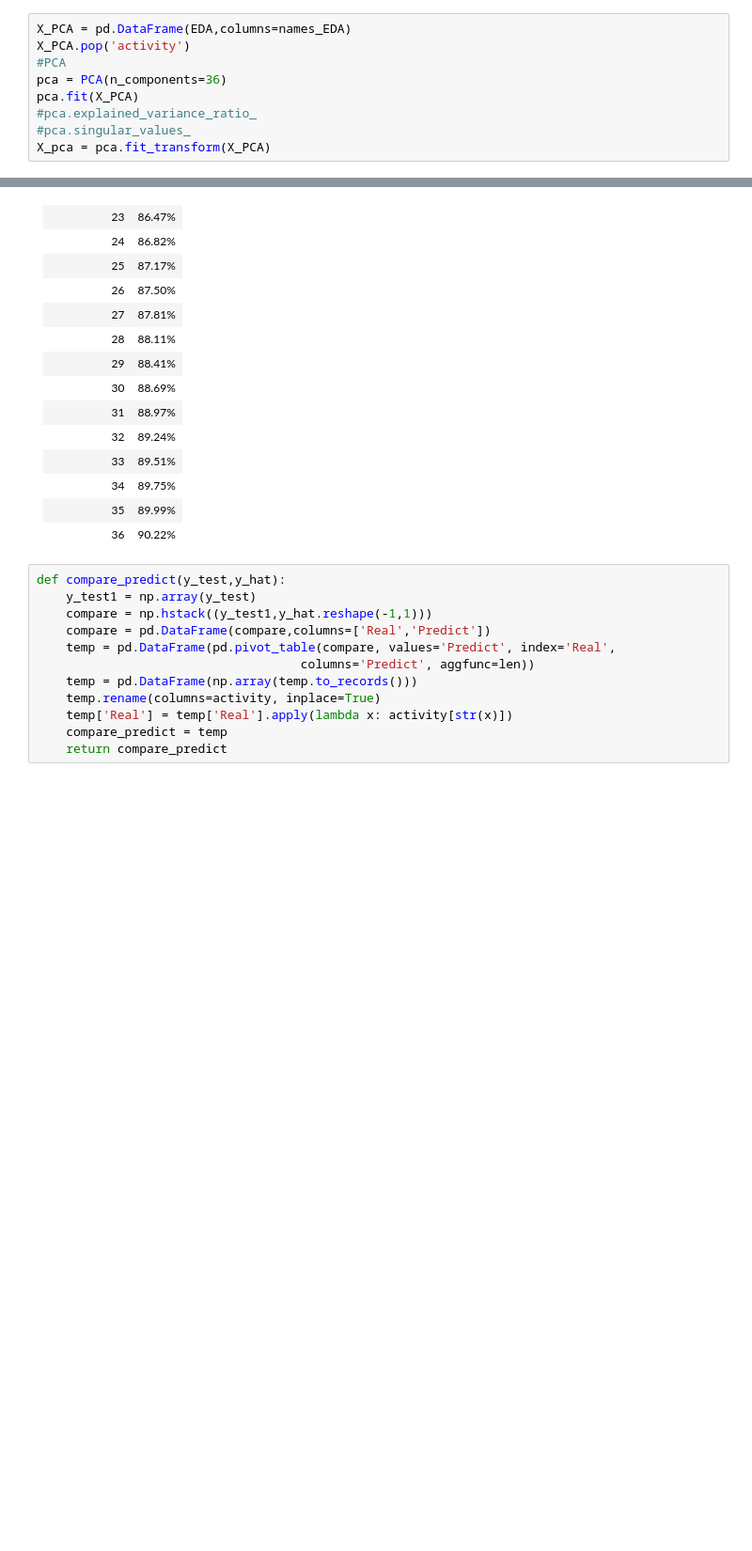
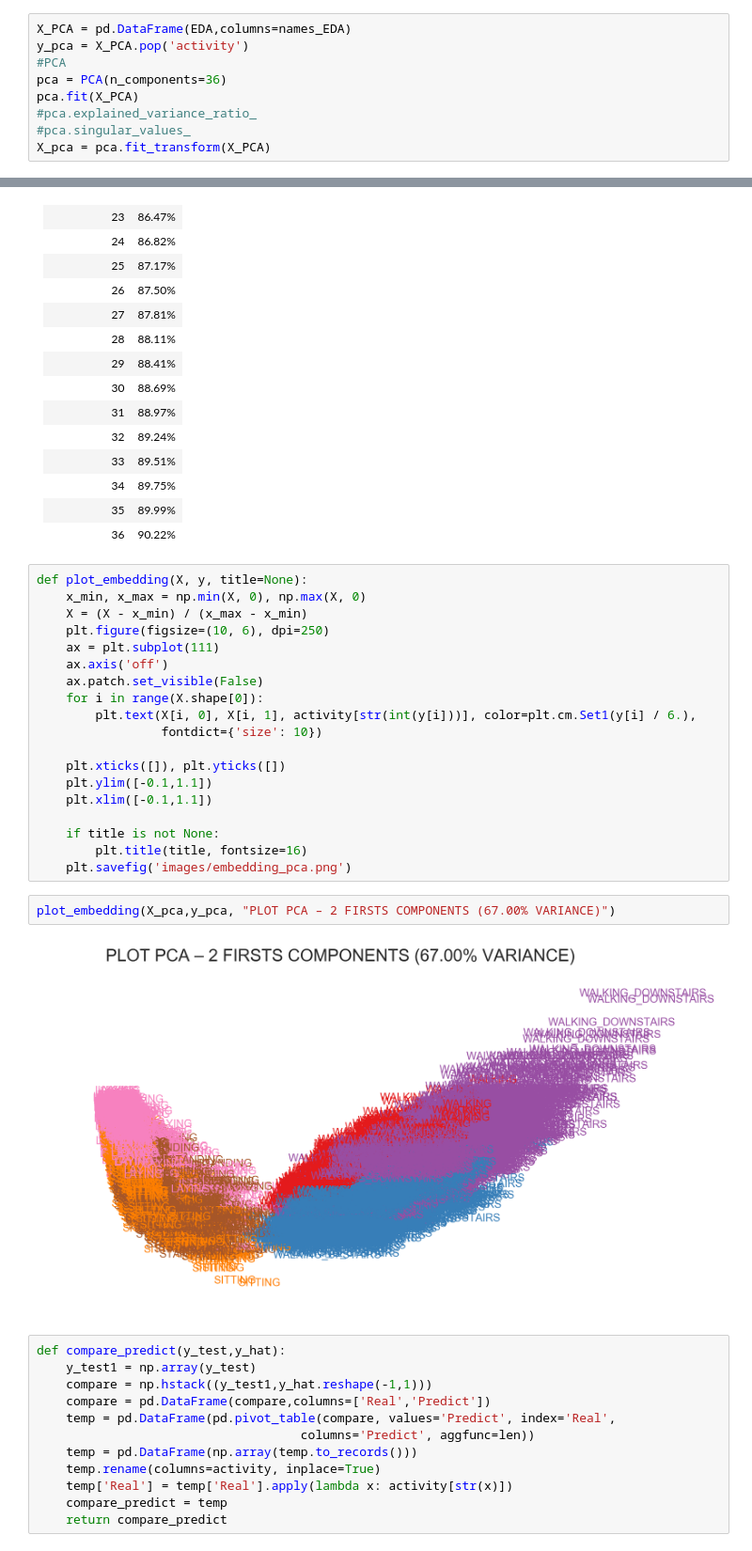
Before and after one commit to neircosta/Human_Activity_Smartphones, a Jupyter notebook: Human_Activity_Smartphones .ipynb, the cells around one changed output, grey strips where cells are left out. Shown at 94% size. Cells and saved outputs as stored; diff of their text form; blank space fills up the shorter version.

Commit message:
plot pca components

```diff
--- a/Human_Activity_Smartphones .ipynb
+++ b/Human_Activity_Smartphones .ipynb
@@ -257,7 +259,7 @@ plt.savefig('images/correlation_Gyro.png')
 # PCA
 # %%
 X_PCA = pd.DataFrame(EDA,columns=names_EDA)
-X_PCA.pop('activity')
+y_pca = X_PCA.pop('activity')
 #PCA
 pca = PCA(n_components=36)
 pca.fit(X_PCA)
@@ -338,6 +340,29 @@ display(Markdown(texto))
 | 34 |  89.75% |
 | 35 |  89.99% |
 | 36 |  90.22% |
+# %%
+def plot_embedding(X, y, title=None):
+    x_min, x_max = np.min(X, 0), np.max(X, 0)
+    X = (X - x_min) / (x_max - x_min)
+    plt.figure(figsize=(10, 6), dpi=250)
+    ax = plt.subplot(111)
+    ax.axis('off')
+    ax.patch.set_visible(False)
+    for i in range(X.shape[0]):
+        plt.text(X[i, 0], X[i, 1], activity[str(int(y[i]))], color=plt.cm.Set1(y[i] / 6.),
+                 fontdict={'size': 10})
+
+    plt.xticks([]), plt.yticks([])
+    plt.ylim([-0.1,1.1])
+    plt.xlim([-0.1,1.1])
+
+    if title is not None:
+        plt.title(title, fontsize=16)
+    plt.savefig('images/embedding_pca.png')
+# %%
+plot_embedding(X_pca,y_pca, "PLOT PCA – 2 FIRSTS COMPONENTS (67.00% VARIANCE)")
+# %% [output]
+[figure, added]
 # %%
 def compare_predict(y_test,y_hat):
     y_test1 = np.array(y_test)
```
Also changed, not shown: parts of 1 cell of this notebook, 3 other files.
